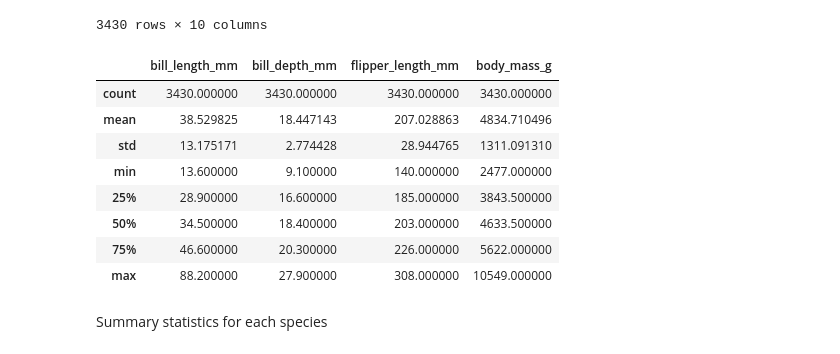
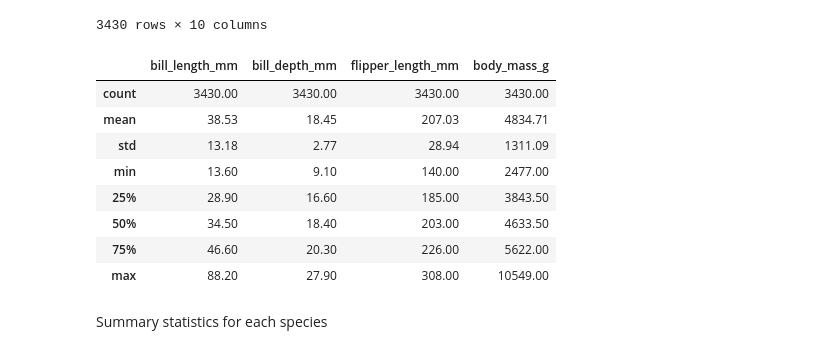
Before and after one commit to tb9757/Penguin-ML-Classification, a Jupyter notebook: jupyter_notebooks/1. ETL and EDA.ipynb, the cells around one changed output. Cells and saved outputs as stored; diff of their text form; code cells hidden in the pictures.

Commit message:
Add rounding for describe

```diff
--- a/jupyter_notebooks/1. ETL and EDA.ipynb
+++ b/jupyter_notebooks/1. ETL and EDA.ipynb
@@ -128,17 +128,17 @@ df
 | 3429 | Gentoo | Biscoe | 43.9 | 22.9 | 206.0 | 6835.0 | male | squid | ... |
 3430 rows × 10 columns
 # %%
-df.describe()
+df.describe().round(2)
 # %% [output]
 |  | bill_length_mm | bill_depth_mm | flipper_length_mm | body_mass_g |
-| count | 3430.000000 | 3430.000000 | 3430.000000 | 3430.000000 |
-| mean | 38.529825 | 18.447143 | 207.028863 | 4834.710496 |
-| std | 13.175171 | 2.774428 | 28.944765 | 1311.091310 |
-| min | 13.600000 | 9.100000 | 140.000000 | 2477.000000 |
-| 25% | 28.900000 | 16.600000 | 185.000000 | 3843.500000 |
-| 50% | 34.500000 | 18.400000 | 203.000000 | 4633.500000 |
-| 75% | 46.600000 | 20.300000 | 226.000000 | 5622.000000 |
-| max | 88.200000 | 27.900000 | 308.000000 | 10549.000000 |
+| count | 3430.00 | 3430.00 | 3430.00 | 3430.00 |
+| mean | 38.53 | 18.45 | 207.03 | 4834.71 |
+| std | 13.18 | 2.77 | 28.94 | 1311.09 |
+| min | 13.60 | 9.10 | 140.00 | 2477.00 |
+| 25% | 28.90 | 16.60 | 185.00 | 3843.50 |
+| 50% | 34.50 | 18.40 | 203.00 | 4633.50 |
+| 75% | 46.60 | 20.30 | 226.00 | 5622.00 |
+| max | 88.20 | 27.90 | 308.00 | 10549.00 |
 # %% [markdown]
 Summary statistics for each species
 # %%
```
